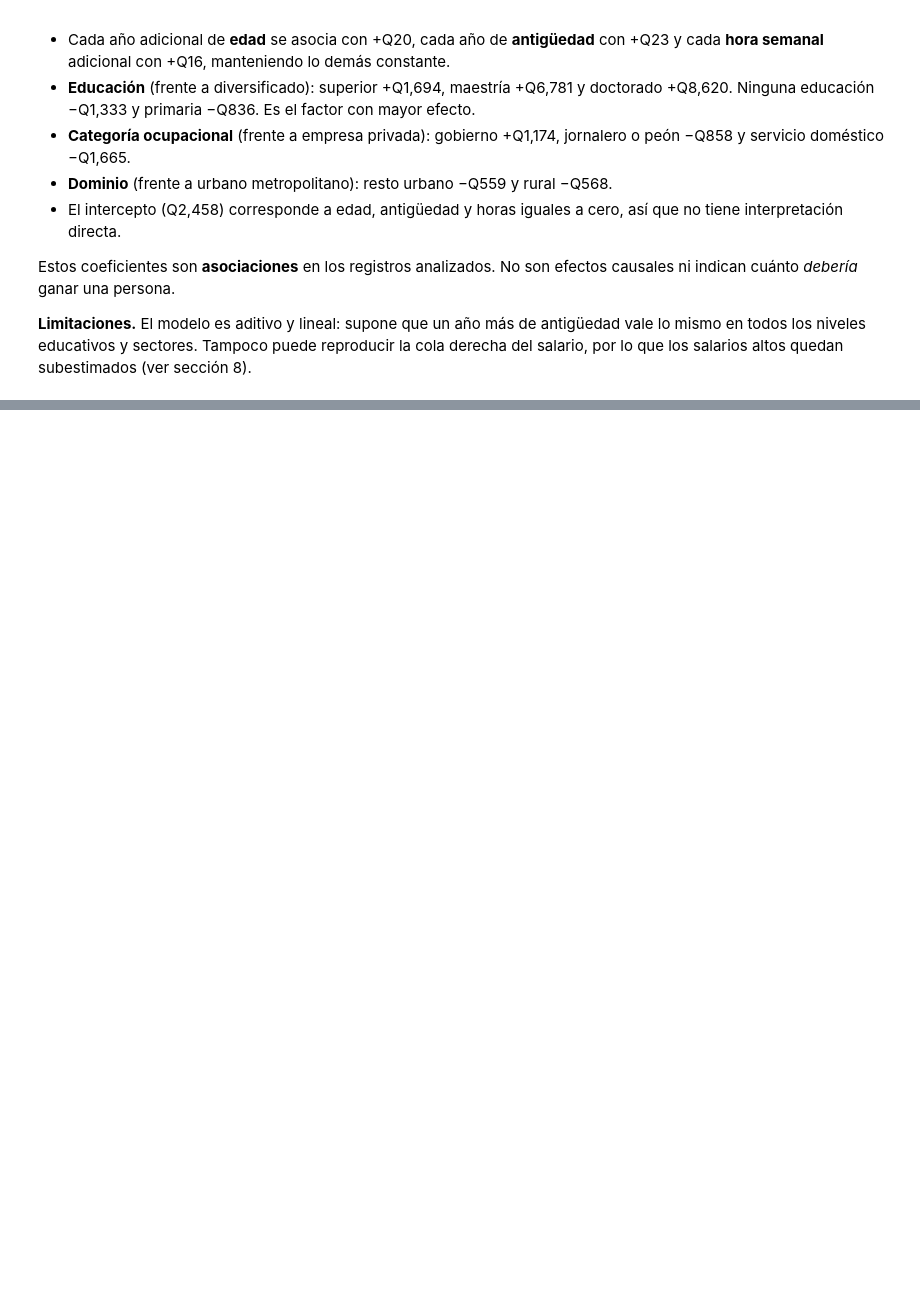
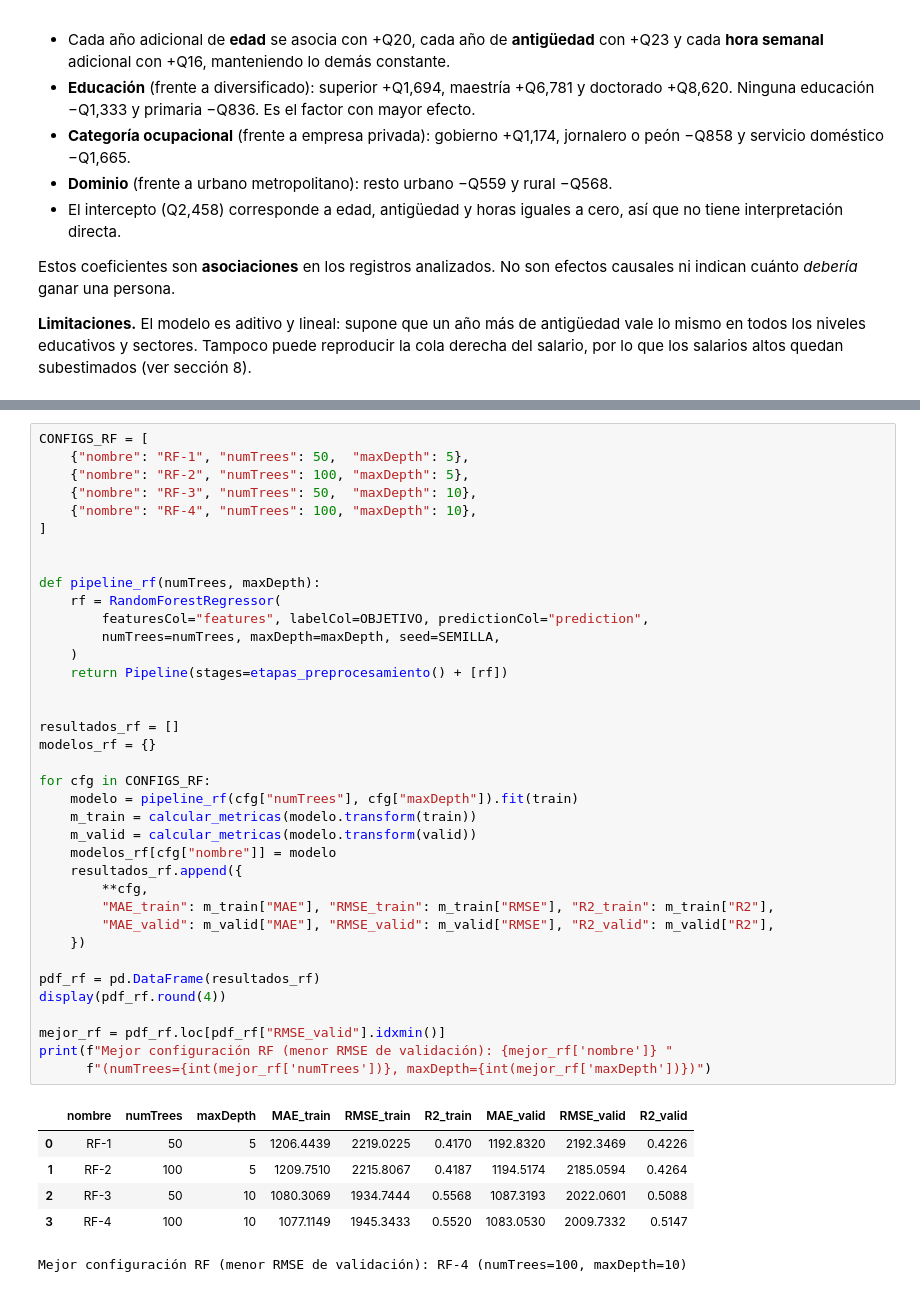
Before and after one commit to tismajo/CC3084-Laboratorio7, a Jupyter notebook: Laboratorio7.ipynb, the cells around one changed output, grey strips where cells are left out. Saved outputs shown, nothing was run; the diff lists cells and outputs as text; blank space fills up the shorter version.

```diff
--- a/Laboratorio7.ipynb
+++ b/Laboratorio7.ipynb
@@ -2319,0 +2332,44 @@ derecha del salario, por lo que los salarios altos quedan subestimados (ver secc
+# %%
+CONFIGS_RF = [
+    {"nombre": "RF-1", "numTrees": 50,  "maxDepth": 5},
+    {"nombre": "RF-2", "numTrees": 100, "maxDepth": 5},
+    {"nombre": "RF-3", "numTrees": 50,  "maxDepth": 10},
+    {"nombre": "RF-4", "numTrees": 100, "maxDepth": 10},
+]
+
+
+def pipeline_rf(numTrees, maxDepth):
+    rf = RandomForestRegressor(
+        featuresCol="features", labelCol=OBJETIVO, predictionCol="prediction",
+        numTrees=numTrees, maxDepth=maxDepth, seed=SEMILLA,
+    )
+    return Pipeline(stages=etapas_preprocesamiento() + [rf])
+
+
+resultados_rf = []
+modelos_rf = {}
+
+for cfg in CONFIGS_RF:
+    modelo = pipeline_rf(cfg["numTrees"], cfg["maxDepth"]).fit(train)
+    m_train = calcular_metricas(modelo.transform(train))
+    m_valid = calcular_metricas(modelo.transform(valid))
+    modelos_rf[cfg["nombre"]] = modelo
+    resultados_rf.append({
+        **cfg,
+        "MAE_train": m_train["MAE"], "RMSE_train": m_train["RMSE"], "R2_train": m_train["R2"],
+        "MAE_valid": m_valid["MAE"], "RMSE_valid": m_valid["RMSE"], "R2_valid": m_valid["R2"],
+    })
+
+pdf_rf = pd.DataFrame(resultados_rf)
+display(pdf_rf.round(4))
+
+mejor_rf = pdf_rf.loc[pdf_rf["RMSE_valid"].idxmin()]
+print(f"Mejor configuración RF (menor RMSE de validación): {mejor_rf['nombre']} "
+      f"(numTrees={int(mejor_rf['numTrees'])}, maxDepth={int(mejor_rf['maxDepth'])})")
+# %% [output]
+|  | nombre | numTrees | maxDepth | MAE_train | RMSE_train | R2_train | MAE_valid | RMSE_valid | R2_valid |
+| 0 | RF-1 | 50 | 5 | 1206.4439 | 2219.0225 | 0.4170 | 1192.8320 | 2192.3469 | 0.4226 |
+| 1 | RF-2 | 100 | 5 | 1209.7510 | 2215.8067 | 0.4187 | 1194.5174 | 2185.0594 | 0.4264 |
+| 2 | RF-3 | 50 | 10 | 1080.3069 | 1934.7444 | 0.5568 | 1087.3193 | 2022.0601 | 0.5088 |
+| 3 | RF-4 | 100 | 10 | 1077.1149 | 1945.3433 | 0.5520 | 1083.0530 | 2009.7332 | 0.5147 |
+Mejor configuración RF (menor RMSE de validación): RF-4 (numTrees=100, maxDepth=10)
```
Also changed, not shown: parts of 3 cells of this notebook.
